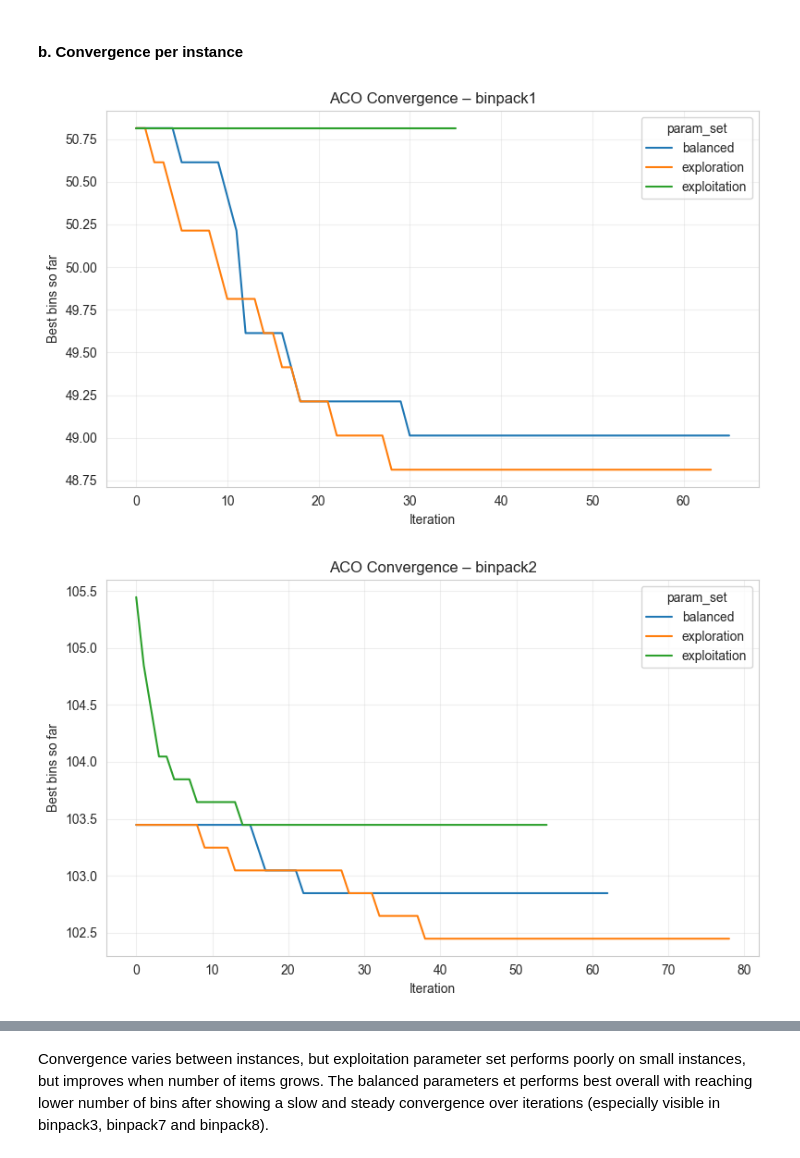
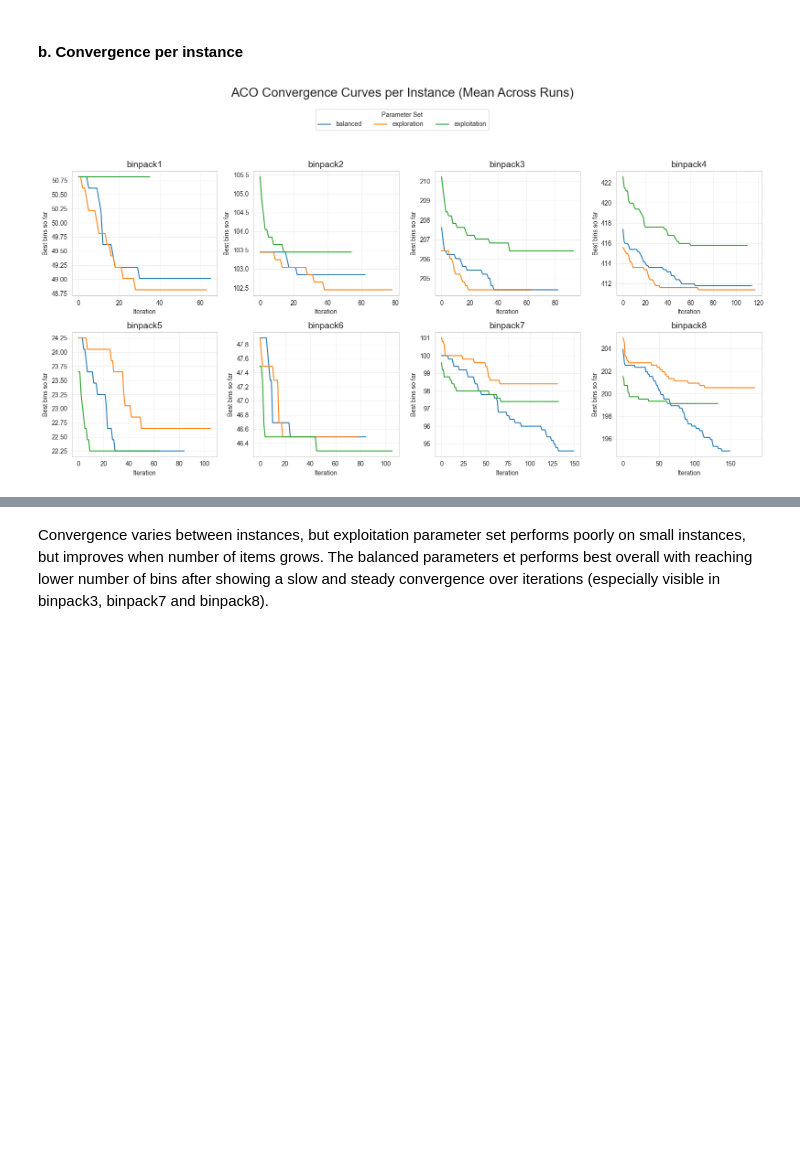
Before and after one commit to jofa016/ACIT4610---Final-Group-Project, a Jupyter notebook: ACO_new.ipynb, the cells around one changed output, grey strips where cells are left out. Cells and saved outputs as stored; diff of their text form; code cells hidden in the pictures; blank space fills up the shorter version.

Commit message:
minor changes - results analysis

```diff
--- a/ACO_new.ipynb
+++ b/ACO_new.ipynb
@@ -271,17 +280,3 @@ binpack1#1: n=120, capacity=150, lower_bound≈48, opt_bins=48
 ### 1.2 Item size for each instance
 # %% [markdown]
 Histogram of items in each instance, displaying the distribution of items on size.
-# %%
-for path in [BINPACK1, BINPACK2, BINPACK3, BINPACK4, BINPACK5, BINPACK6, BINPACK7, BINPACK8]:
-    inst = parse_binpack_first(path)
-    describe_instance(inst)
-    df = instance_to_df(inst)
-
-    plt.figure()
-    plt.hist(df["Size"], bins=30, edgecolor="black")
-    plt.axvline(df.attrs["capacity"], color="red", linestyle="--", label="bin capacity")
-    plt.title(f"{df.attrs['name']} — Item size distribution")
-    plt.xlabel("Item size")
-    plt.ylabel("Frequency")
-    plt.legend()
-    plt.show()
@@ -855,35 +886,54 @@ summary
 # %% [markdown]
 #### b. Convergence per instance
 # %%
+def plot_convergence_grid(df):
+    instances = sorted(df["instance"].unique())
+    n = len(instances)
 
-instances = sorted(df_results_csv["instance"].unique())
+    cols = 4
+    rows = (n + cols - 1) // cols
 
-for instance_id in instances:
-    subset = df_results_csv[df_results_csv["instance"] == instance_id]
+    fig, axes = plt.subplots(rows, cols, figsize=(16, 8))
+    axes = axes.flatten()
 
-    plt.figure(figsize=(8, 5))
+    for ax, instance_id in zip(axes, instances):
+        subset = df[df["instance"] == instance_id]
 
-    for p in subset["param_set"].unique():
-        curves = subset[subset["param_set"] == p]["history_best"].tolist()
+        for p in subset["param_set"].unique():
+            curves = subset[subset["param_set"] == p]["history_best"].tolist()
 
-        # Ensure curves are proper lists
-        curves = [list(c) for c in curves]
+            # Ensure all curves are lists of floats
+            curves = [list(map(float, c)) for c in curves if isinstance(c, (list, np.ndarray))]
 
-        # Pad curves to equal length
-        max_len = max(len(c) for c in curves)
-        curves_padded = [c + [c[-1]] * (max_len - len(c)) for c in curves]
+            # Skip if no valid data
+            if not curves:
+                continue
 
-        mean_curve = np.mean(curves_padded, axis=0)
+            # Pad curves to equal length
+            max_len = max(len(c) for c in curves)
+            curves_padded = [c + [c[-1]] * (max_len - len(c)) for c in curves]
 
-        plt.plot(mean_curve, label=p)
+            # Compute mean curve
+            mean_curve = np.mean(curves_padded, axis=0)
 
-    plt.xlabel("Iteration")
-    plt.ylabel("Best bins so far")
-    plt.title(f"ACO Convergence – {instance_id}")
-    plt.grid(alpha=0.3)
-    plt.legend(title="param_set")
-    plt.tight_layout()
+            ax.plot(mean_curve, label=p)
+
+        ax.set_title(instance_id, fontsize=14)
+        ax.set_xlabel("Iteration")
+        ax.set_ylabel("Best bins so far")
+        ax.grid(alpha=0.3)
+
+    # Hide unused subplots if fewer than rows*cols
+    for ax in axes[len(instances):]:
+        ax.set_visible(False)
+
+    # Figure-level legend and title
+    handles, labels = axes[0].get_legend_handles_labels()
+    fig.legend(handles, labels, title="Parameter Set", loc="upper center", ncol=len(labels), bbox_to_anchor=(0.5, 1.03))
+    fig.suptitle("ACO Convergence Curves per Instance (Mean Across Runs)", fontsize=20, y=1.08)
+    fig.tight_layout(rect=(0.0, 0.0, 1.0, 0.95))
     plt.show()
+
+plot_convergence_grid(df_results_csv)
 # %% [output]
-[figure, old version]
+[figure, new version]
-[figure, removed]
```
Also changed, not shown: parts of 24 cells of this notebook.
